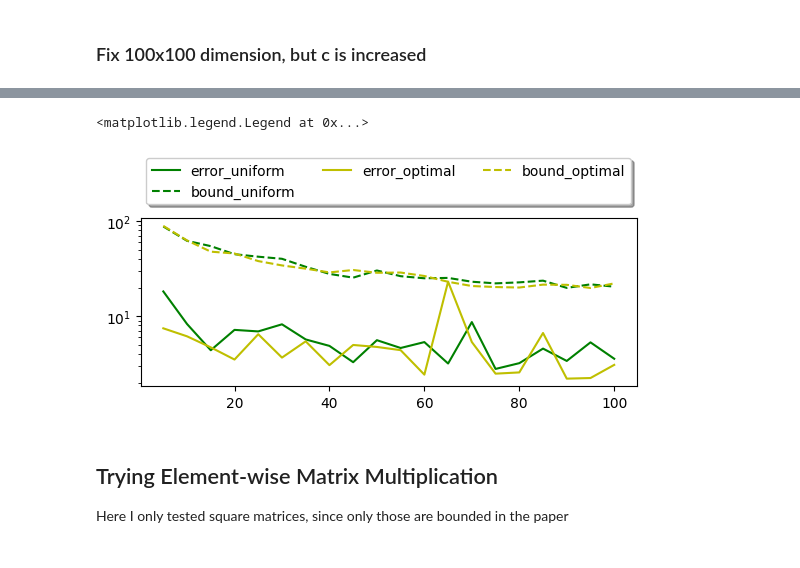
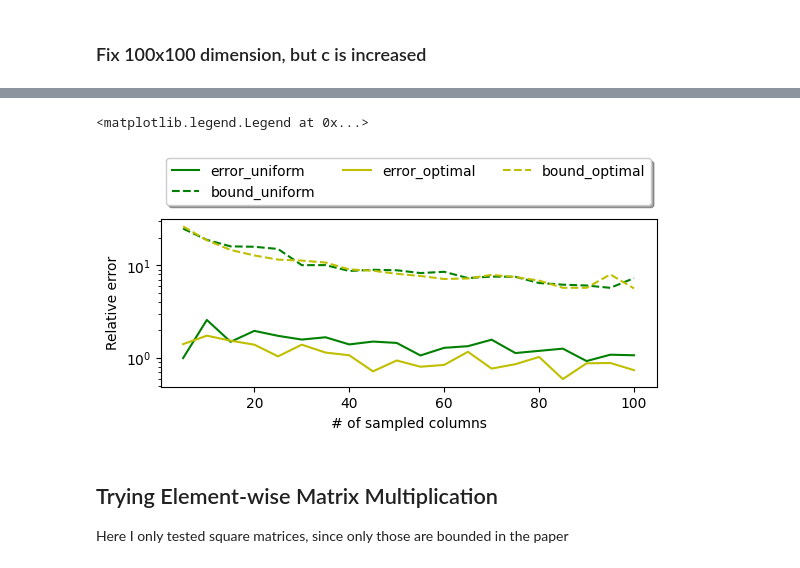
Before and after one commit to Zsivony1es/nhpa-semester-project, a Jupyter notebook: src/experiments.ipynb, the cells around one changed output, grey strips where cells are left out. Saved outputs shown, nothing was run; the diff lists cells and outputs as text; code cells hidden in the pictures.

```diff
--- a/src/experiments.ipynb
+++ b/src/experiments.ipynb
@@ -26,9 +26,9 @@ entries_type_opts = ['frac', 'int', 'float']
 fix_delta = 0.05
 
 exp_controller = ExperimentController()
-exp_controller.normalize_error(False)
+exp_controller.normalize_error(True)
 exp_controller.set_delta(fix_delta)
-exp_controller.set_algorithm("emm")
+exp_controller.set_algorithm("bmm")
 # %%
 # Use with BMM
 dimensions = [] + list(range(50, 1001, 50))
@@ -137,25 +141,28 @@ Calculating for c = 100...
 # %%
 # Eliminate matplotlib log output
 logger.setLevel(logging.WARN)
 
 # Plot results
 
 fig = plt.figure()
 yerr = np.linspace(1, 1, 100_000)
 ax = fig.add_subplot(2, 1, 1)
 ax.set_yscale('log')
+plt.xlabel("# of sampled columns")
+plt.ylabel("Relative error")
+
 
 color_map = ['b', 'r', 'g', 'y']
 for index, (errors, bounds) in enumerate(error_bound_lists):
     if index in [2,3]:
-        plt.errorbar(c_vals, errors, label=f"error_{Utilities.map_to_type(index)}", color=color_map[index])
+        p = plt.errorbar(c_vals, errors, label=f"error_{Utilities.map_to_type(index)}", color=color_map[index])
         plt.errorbar(c_vals, bounds, label=f"bound_{Utilities.map_to_type(index)}", uplims=True, fmt='--', color=color_map[index])
 
 plt.legend(loc='upper center', bbox_to_anchor=(0.5, 1.4),
           ncol=3, fancybox=True, shadow=True)
 # %% [output]
 <matplotlib.legend.Legend at 0x...>
-[figure, old version]
+[figure, new version]
 # %% [markdown]
 ## Trying Element-wise Matrix Multiplication
 
```
Also changed, not shown: parts of 3 cells of this notebook.
